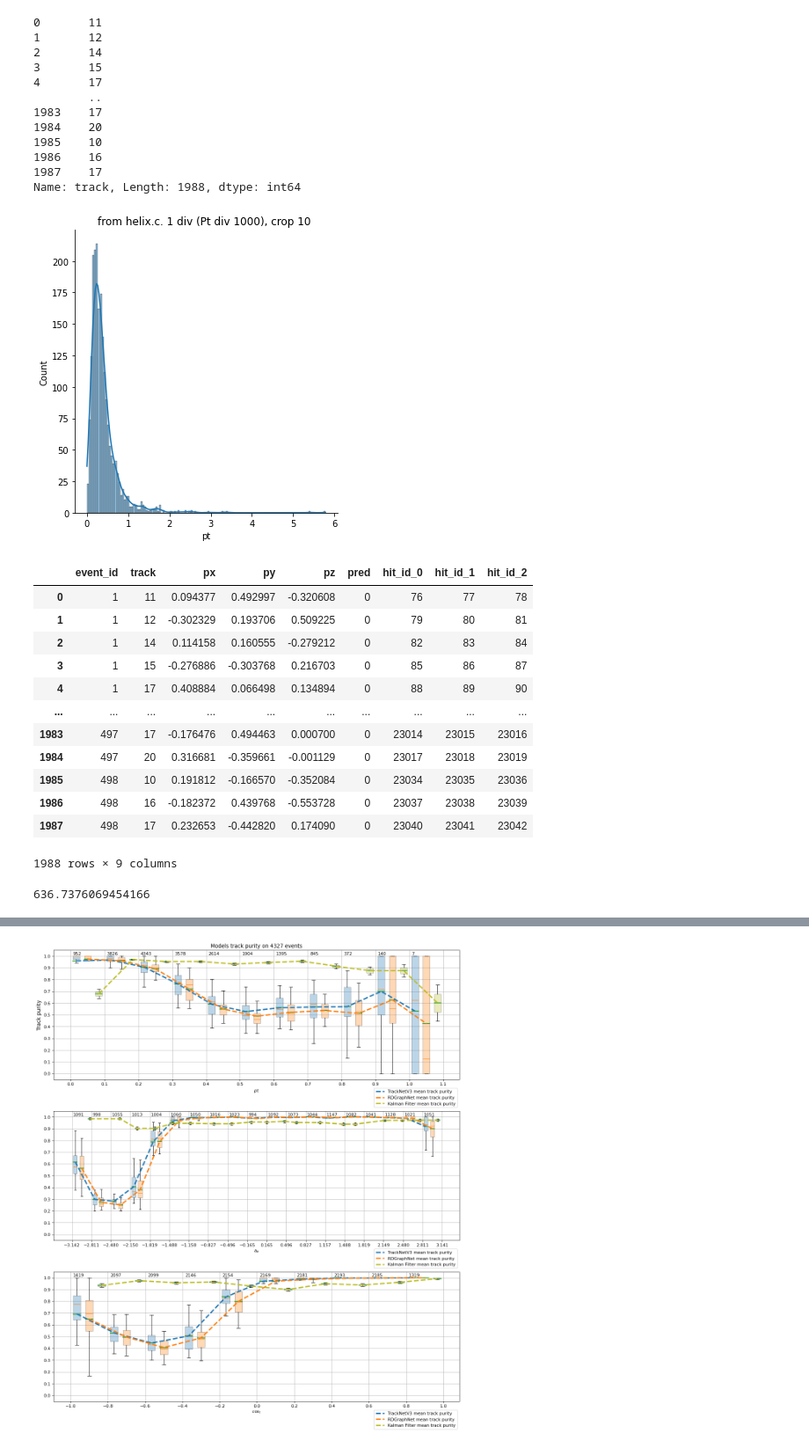
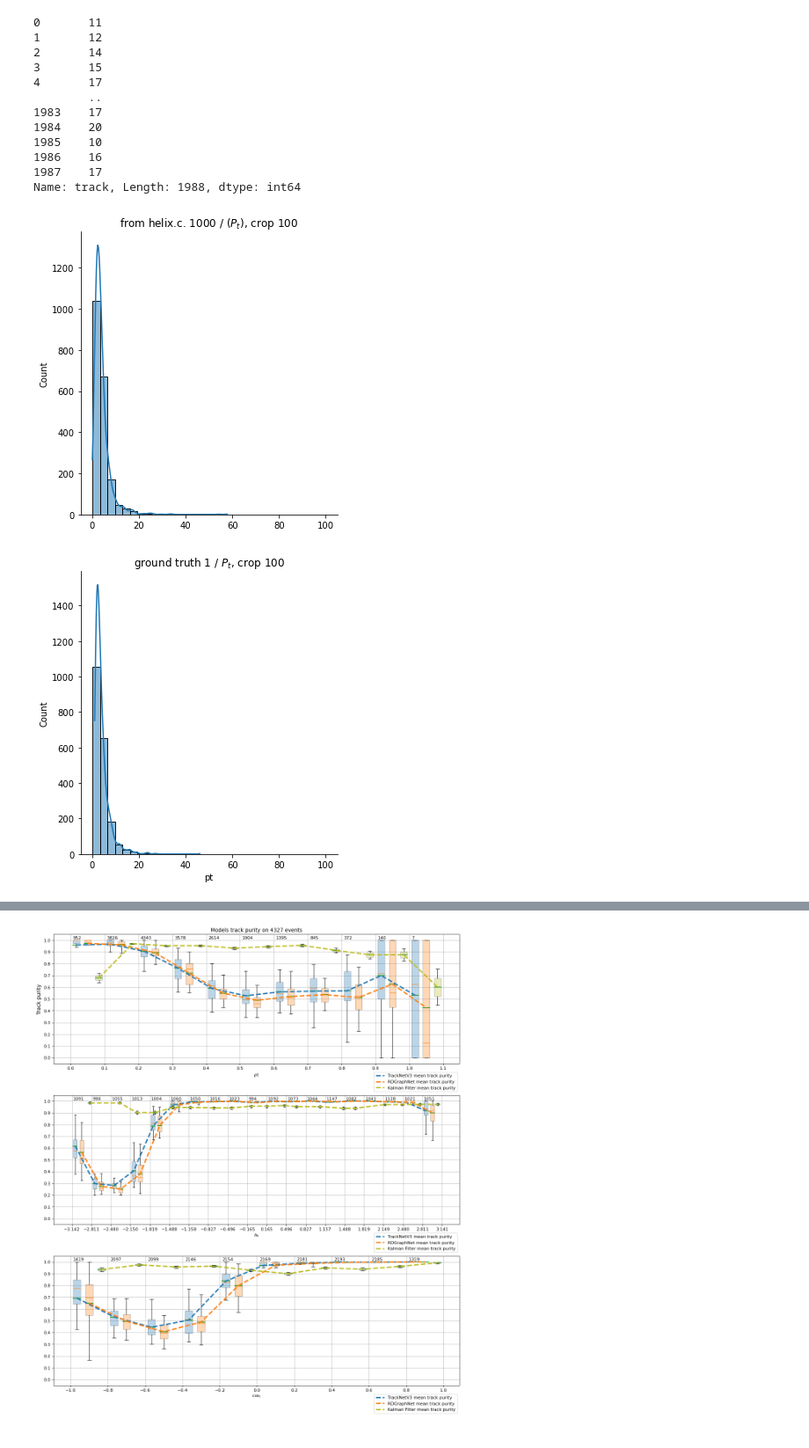
Before and after one commit to t3hseus/ariadne, a Jupyter notebook: notebooks/evaluate_modern.ipynb, the cells around one changed output, grey strips where cells are left out. Shown at 88% size. Cells and saved outputs as stored; diff of their text form; code cells hidden in the pictures.

```diff
--- a/notebooks/evaluate_modern.ipynb
+++ b/notebooks/evaluate_modern.ipynb
@@ -29,7 +32,8 @@ parse_cfg = {
         "encoding": 'utf-8',
         "names": ['event',  'x', 'y', 'z', 'station', 'track', 'px', 'py', 'pz', 'X0', 'Y0', 'Z0']
     },
-    'input_file_mask': "C:\\Users\\egor\\dubna\\ariadne\\data_bes3\\3.txt",
+    'input_file_mask': "D:/research/ariadne/data/3.txt",
+    #'input_file_mask': "C:\\Users\\egor\\dubna\\ariadne\\data_bes3\\3.txt",
     #'input_file_mask': "/Users/egor/prog/dubna/ariadne/data/bes3/events/3.txt",
     #'input_file_mask':'/zfs/hybrilit.jinr.ru/user/p/pgonchar/data/bes3/events/3.txt',
     'events_quantity':'1..500'
@@ -852,7 +854,0 @@ sns.displot(data=t[t<10000], kde=True)
-# %%
-mpl.rcParams['figure.dpi'] = 80
-truth_tracks = events[events.track != -1]
-sns.displot(data=LA.norm(truth_tracks[['px','py']].values, axis=1), kde=True)
-plt.title("ground truth")
-plt.xlabel("pt")
-plt.show()
@@ -877,50 +874,42 @@ Name: track, Length: 1988, dtype: int64
 # %%
 from ariadne_v2.utils.pt_builder import PtFromHelix
 
 import seaborn as sns
 #mpl.rcParams['figure.dpi'] = 80
 
 def calc_pt(row):
     return PtFromHelix(events[(events.index_old == row.hit_id_0) | (events.index_old == row.hit_id_1) | (events.index_old == row.hit_id_2)])
 
 def calc_cost(row):
     track_cand = events[(events.index_old == row.hit_id_0) | (events.index_old == row.hit_id_1) | (events.index_old == row.hit_id_2)]
     ret = (track_cand[['z']].values/ LA.norm(track_cand[['x','y','z']].values, axis=1, keepdims=True))
     return ret.mean()
 
 def calc_aphi(row):
     track_cand = events[(events.index_old == row.hit_id_0) | (events.index_old == row.hit_id_1) | (events.index_old == row.hit_id_2)]
     ret = np.arctan2(track_cand[['x']].values, track_cand[['y']].values)
     return ret.mean()
 
+from numpy import linalg as LA
+import matplotlib as mpl
+#mpl.rcParams['figure.dpi'] = 80
+truth_tracks = all_results[0].copy()
+g_t = 1. / LA.norm(truth_tracks[['px','py']].values, axis=1)
+MAX_P_T = 100
+g_t = g_t[g_t < MAX_P_T]
+binning = np.linspace(0, MAX_P_T,32)
 
 tr = all_results[0]
 pt_col = tr.apply(calc_pt, axis=1)
-pt_col = 100 / pt_col
-sns.displot(data=pt_col , kde=True)
-plt.title("from helix.c. 1 div (Pt div 1000), crop 10 ")
+pt_col = 1000 / pt_col
+pt_col = pt_col[pt_col < MAX_P_T]
+sns.displot(data=pt_col, bins=binning , kde=True)
+plt.title(f"from helix.c. 1000 / ($P_t$), crop {MAX_P_T}")
+
+sns.displot(data=g_t, bins=binning, kde=True)
+plt.title(f"ground truth 1 / $P_t$, crop {MAX_P_T}")
 plt.xlabel("pt")
 plt.show()
 # %% [output]
-[figure, old version]
+[figure, new version]
+[figure, added]
-# %%
-tr = all_results[0]
-tr
-# %% [output]
-|  | event_id | track | px | py | pz | pred | hit_id_0 | hit_id_1 | hit_id_2 |
-| 0 | 1 | 11 | 0.094377 | 0.492997 | -0.320608 | 0 | 76 | 77 | 78 |
-| 1 | 1 | 12 | -0.302329 | 0.193706 | 0.509225 | 0 | 79 | 80 | 81 |
-| 2 | 1 | 14 | 0.114158 | 0.160555 | -0.279212 | 0 | 82 | 83 | 84 |
-| 3 | 1 | 15 | -0.276886 | -0.303768 | 0.216703 | 0 | 85 | 86 | 87 |
-| 4 | 1 | 17 | 0.408884 | 0.066498 | 0.134894 | 0 | 88 | 89 | 90 |
-| ... | ... | ... | ... | ... | ... | ... | ... | ... | ... |
-| 1983 | 497 | 17 | -0.176476 | 0.494463 | 0.000700 | 0 | 23014 | 23015 | 23016 |
-| 1984 | 497 | 20 | 0.316681 | -0.359661 | -0.001129 | 0 | 23017 | 23018 | 23019 |
-| 1985 | 498 | 10 | 0.191812 | -0.166570 | -0.352084 | 0 | 23034 | 23035 | 23036 |
-| 1986 | 498 | 16 | -0.182372 | 0.439768 | -0.553728 | 0 | 23037 | 23038 | 23039 |
-| 1987 | 498 | 17 | 0.232653 | -0.442820 | 0.174090 | 0 | 23040 | 23041 | 23042 |
-1988 rows × 9 columns
-# %%
-PtFromHelix(e.iloc[0], e.iloc[1],e.iloc[2])
-# %% [output]
-636.7376069454166
```
Also changed, not shown: parts of 8 cells of this notebook, 1 other file.
